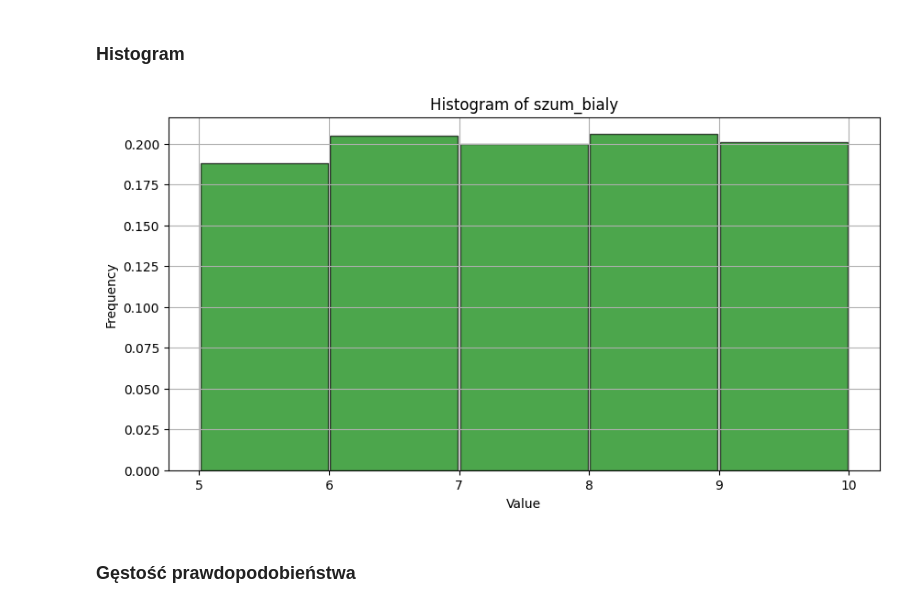
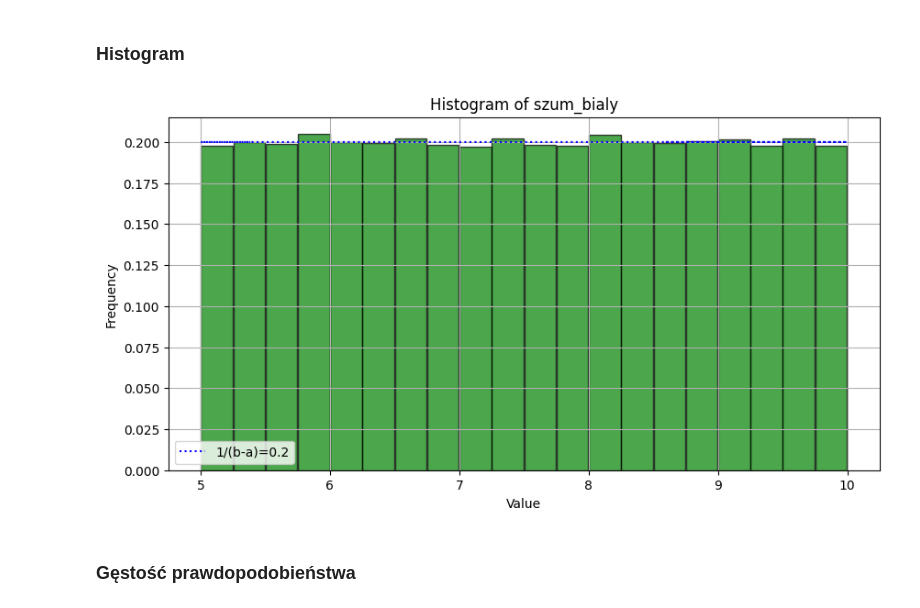
Before and after one commit to mbrunka/stochastyka-white-noise, a Jupyter notebook: main.ipynb, the cells around one changed output. Saved outputs shown, nothing was run; the diff lists cells and outputs as text; code cells hidden in the pictures.

```diff
--- a/main.ipynb
+++ b/main.ipynb
@@ -16,8 +16,8 @@ from generator import Generator
 #### Parametry sygnału i zakres
 # %%
 
-CZAS_TRWANIA = 1  # sekundy
-CZESTOTLIWOSC_PROBKOWANIA = 1000  # Hz
+CZAS_TRWANIA = 10  # sekundy
+CZESTOTLIWOSC_PROBKOWANIA = 10000  # Hz
 
 ZAKRES = (5, 10) # Liczby rzeczywiste
 # %% [markdown]
@@ -69,14 +76,20 @@ plt.show()
 ### Histogram
 # %%
 plt.figure(figsize=(10, 5))
-plt.hist(szum_bialy, bins=5, density=True, rwidth=0.98, color='g', edgecolor='black', alpha=0.7)
+
+x = np.linspace(ZAKRES[0], ZAKRES[1], 100)
+plt.plot(szum_bialy, uniform.pdf(szum_bialy, loc=ZAKRES[0], scale=ZAKRES[1]-ZAKRES[0]), 'b', linestyle='dotted', label=f'1/(b-a)={1/(ZAKRES[1]-ZAKRES[0])}')
+
+
+plt.hist(szum_bialy, bins=20, density=True, rwidth=0.98, color='g', edgecolor='black', alpha=0.7)
 plt.title('Histogram of szum_bialy')
 plt.xlabel('Value')
 plt.ylabel('Frequency')
+plt.legend()
 plt.grid(True)
 plt.show()
 # %% [output]
-[figure, old version]
+[figure, new version]
 # %% [markdown]
 ### Gęstość prawdopodobieństwa
 # %%
```
Also changed, not shown: parts of 8 cells of this notebook.
